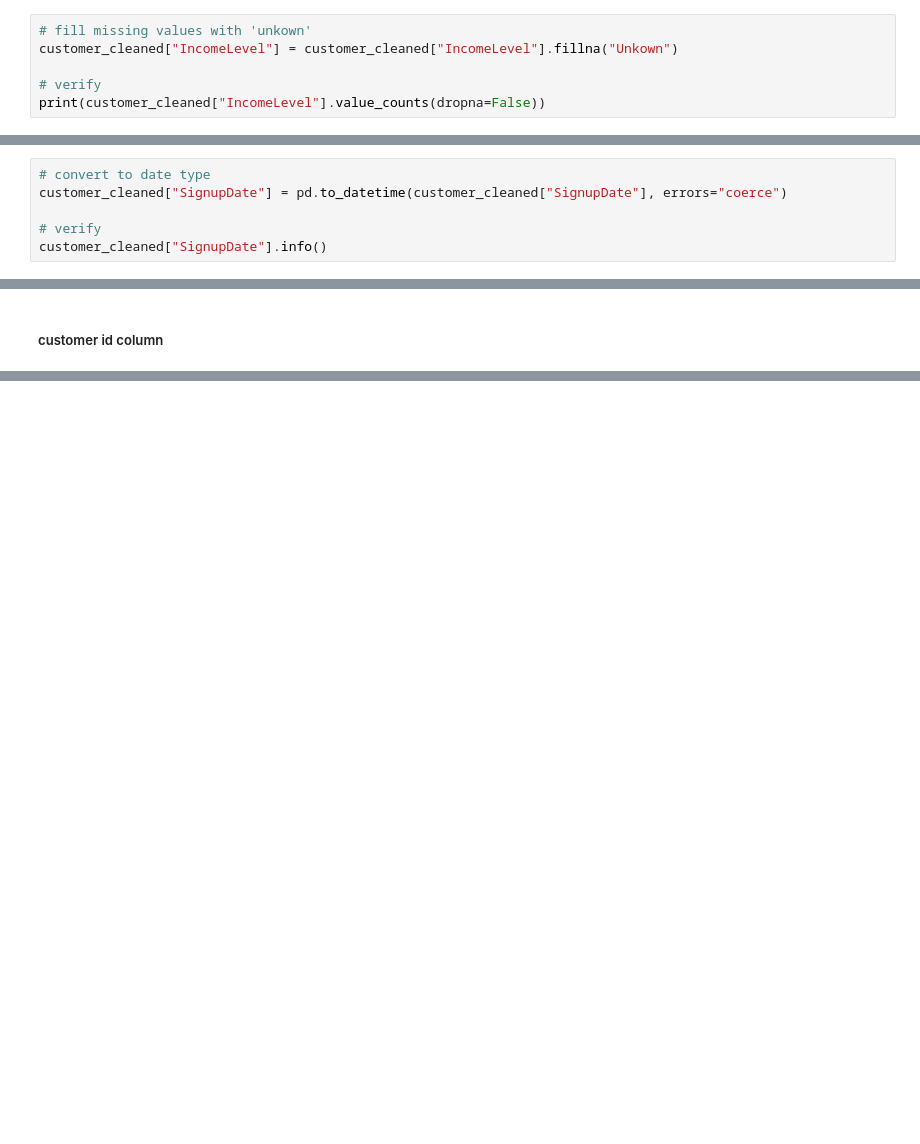
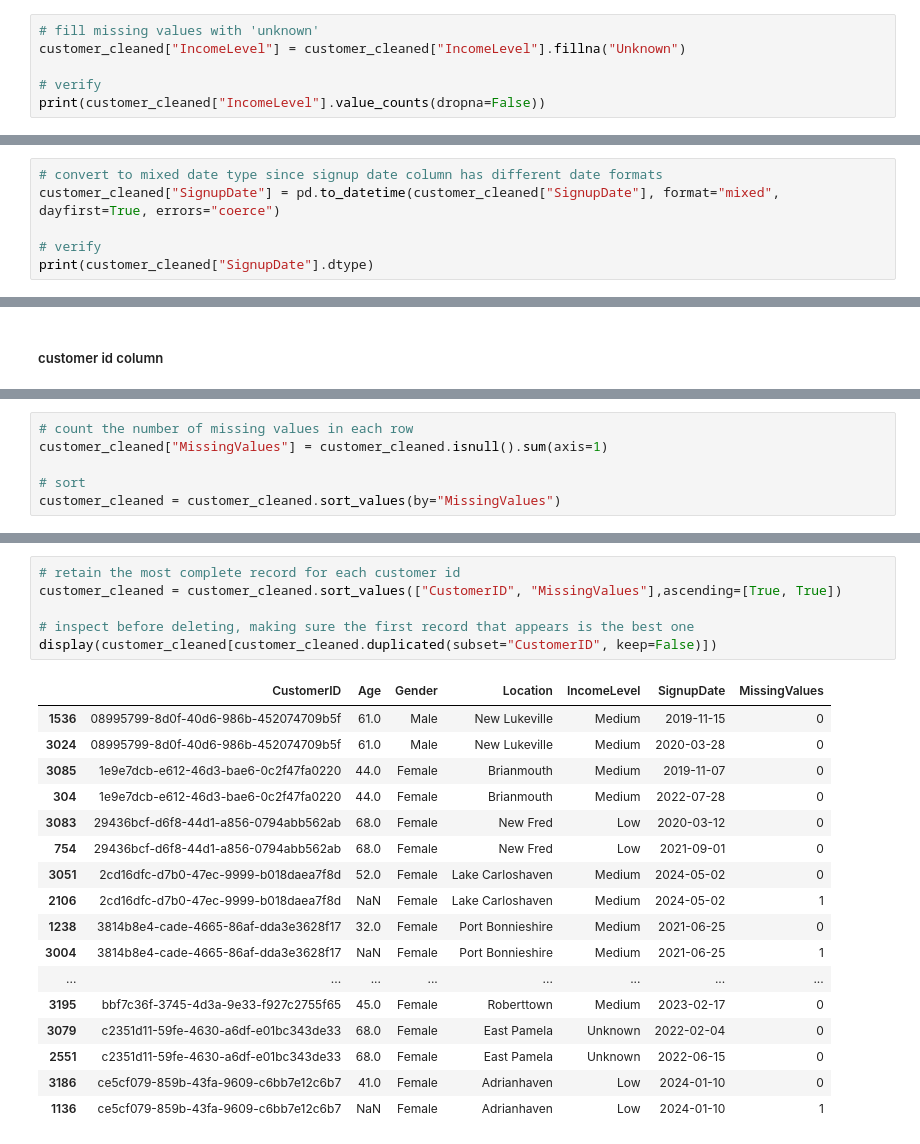
Before and after one commit to ronachel/H3101-ml-linear-algebra-project-Team2, a Jupyter notebook: week3_preprocessing_submission/drafts/customer_demographics.ipynb, the cells around one changed output, grey strips where cells are left out. Saved outputs shown, nothing was run; the diff lists cells and outputs as text; blank space fills up the shorter version.

```diff
--- a/week3_preprocessing_submission/drafts/week2-3_homework_draft.ipynb
+++ b/week3_preprocessing_submission/drafts/customer_demographics.ipynb
@@ -274,8 +255,8 @@ Name: count, dtype: int64
 # %% [markdown]
 285 missing values from incomelevel column cannot be replaced by 'high', despite being the mode, since it would artificially increase the high income group which could affect later eda and visualizations
 # %%
-# fill missing values with 'unkown'
-customer_cleaned["IncomeLevel"] = customer_cleaned["IncomeLevel"].fillna("Unkown")
+# fill missing values with 'unknown'
+customer_cleaned["IncomeLevel"] = customer_cleaned["IncomeLevel"].fillna("Unknown")
 
 # verify
 print(customer_cleaned["IncomeLevel"].value_counts(dropna=False))
@@ -323,9 +304,9 @@ customer_cleaned["Location"] = customer_cleaned["Location"].str.strip()
 # %% [markdown]
 ##### signup date column
 # %%
-# convert to date type
-customer_cleaned["SignupDate"] = pd.to_datetime(customer_cleaned["SignupDate"], errors="coerce")
+# convert to mixed date type since signup date column has different date formats
+customer_cleaned["SignupDate"] = pd.to_datetime(customer_cleaned["SignupDate"], format="mixed", dayfirst=True, errors="coerce")
 
 # verify
-customer_cleaned["SignupDate"].info()
+print(customer_cleaned["SignupDate"].dtype)
 # %% [output]
@@ -369,0 +326,6 @@ display(duplicate_customers.sort_values("CustomerID"))
+# %%
+# count the number of missing values in each row
+customer_cleaned["MissingValues"] = customer_cleaned.isnull().sum(axis=1)
+
+# sort
+customer_cleaned = customer_cleaned.sort_values(by="MissingValues")
@@ -369,0 +355,24 @@ display(duplicate_customers.sort_values("CustomerID"))
+# %%
+# retain the most complete record for each customer id
+customer_cleaned = customer_cleaned.sort_values(["CustomerID", "MissingValues"],ascending=[True, True])
+
+# inspect before deleting, making sure the first record that appears is the best one
+display(customer_cleaned[customer_cleaned.duplicated(subset="CustomerID", keep=False)])
+# %% [output]
+|  | CustomerID | Age | Gender | Location | IncomeLevel | SignupDate | MissingValues |
+| 1536 | 08995799-8d0f-40d6-986b-452074709b5f | 61.0 | Male | New Lukeville | Medium | 2019-11-15 | 0 |
+| 3024 | 08995799-8d0f-40d6-986b-452074709b5f | 61.0 | Male | New Lukeville | Medium | 2020-03-28 | 0 |
+| 3085 | 1e9e7dcb-e612-46d3-bae6-0c2f47fa0220 | 44.0 | Female | Brianmouth | Medium | 2019-11-07 | 0 |
+| 304 | 1e9e7dcb-e612-46d3-bae6-0c2f47fa0220 | 44.0 | Female | Brianmouth | Medium | 2022-07-28 | 0 |
+| 3083 | 29436bcf-d6f8-44d1-a856-0794abb562ab | 68.0 | Female | New Fred | Low | 2020-03-12 | 0 |
+| 754 | 29436bcf-d6f8-44d1-a856-0794abb562ab | 68.0 | Female | New Fred | Low | 2021-09-01 | 0 |
+| 3051 | 2cd16dfc-d7b0-47ec-9999-b018daea7f8d | 52.0 | Female | Lake Carloshaven | Medium | 2024-05-02 | 0 |
+| 2106 | 2cd16dfc-d7b0-47ec-9999-b018daea7f8d | NaN | Female | Lake Carloshaven | Medium | 2024-05-02 | 1 |
+| 1238 | 3814b8e4-cade-4665-86af-dda3e3628f17 | 32.0 | Female | Port Bonnieshire | Medium | 2021-06-25 | 0 |
+| 3004 | 3814b8e4-cade-4665-86af-dda3e3628f17 | NaN | Female | Port Bonnieshire | Medium | 2021-06-25 | 1 |
+| ... | ... | ... | ... | ... | ... | ... | ... |
+| 3195 | bbf7c36f-3745-4d3a-9e33-f927c2755f65 | 45.0 | Female | Roberttown | Medium | 2023-02-17 | 0 |
+| 3079 | c2351d11-59fe-4630-a6df-e01bc343de33 | 68.0 | Female | East Pamela | Unknown | 2022-02-04 | 0 |
+| 2551 | c2351d11-59fe-4630-a6df-e01bc343de33 | 68.0 | Female | East Pamela | Unknown | 2022-06-15 | 0 |
+| 3186 | ce5cf079-859b-43fa-9609-c6bb7e12c6b7 | 41.0 | Female | Adrianhaven | Low | 2024-01-10 | 0 |
+| 1136 | ce5cf079-859b-43fa-9609-c6bb7e12c6b7 | NaN | Female | Adrianhaven | Low | 2024-01-10 | 1 |
```
Also changed, not shown: parts of 23 cells of this notebook, 2 other files.
